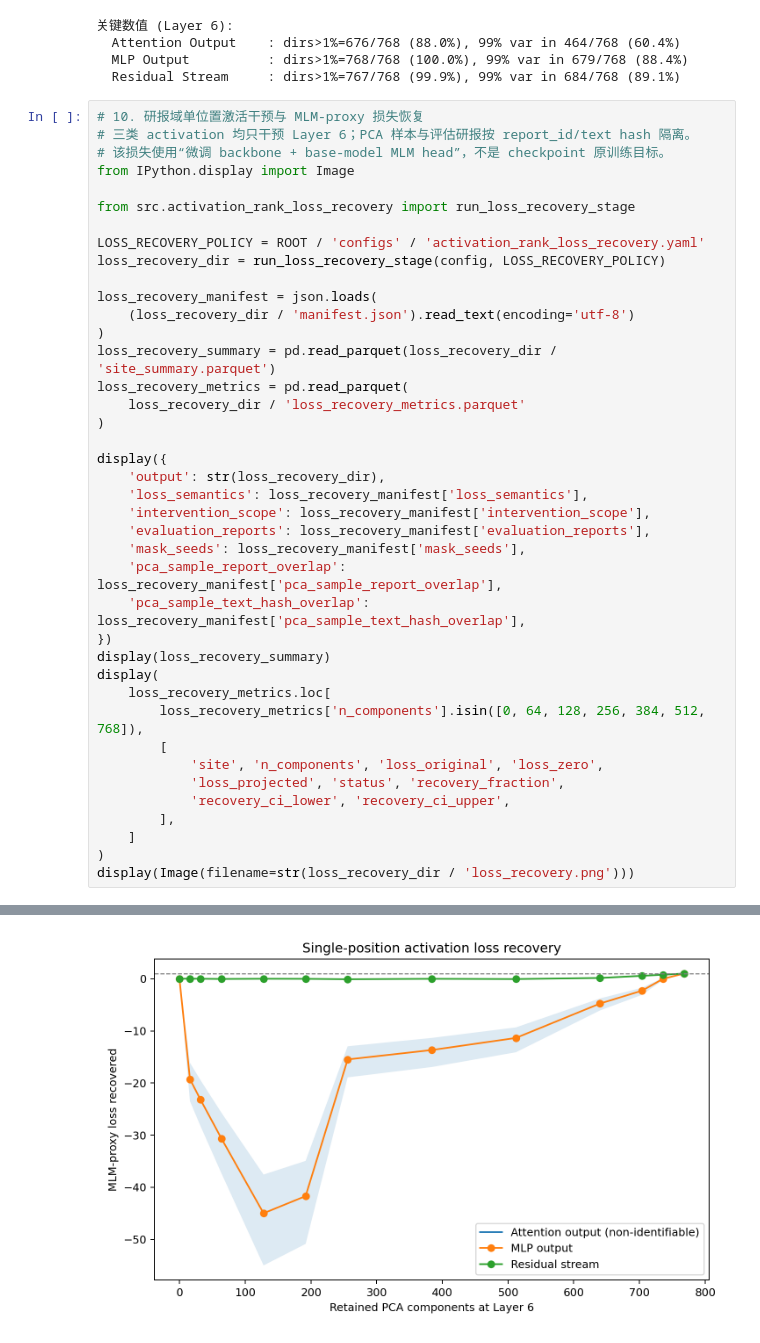
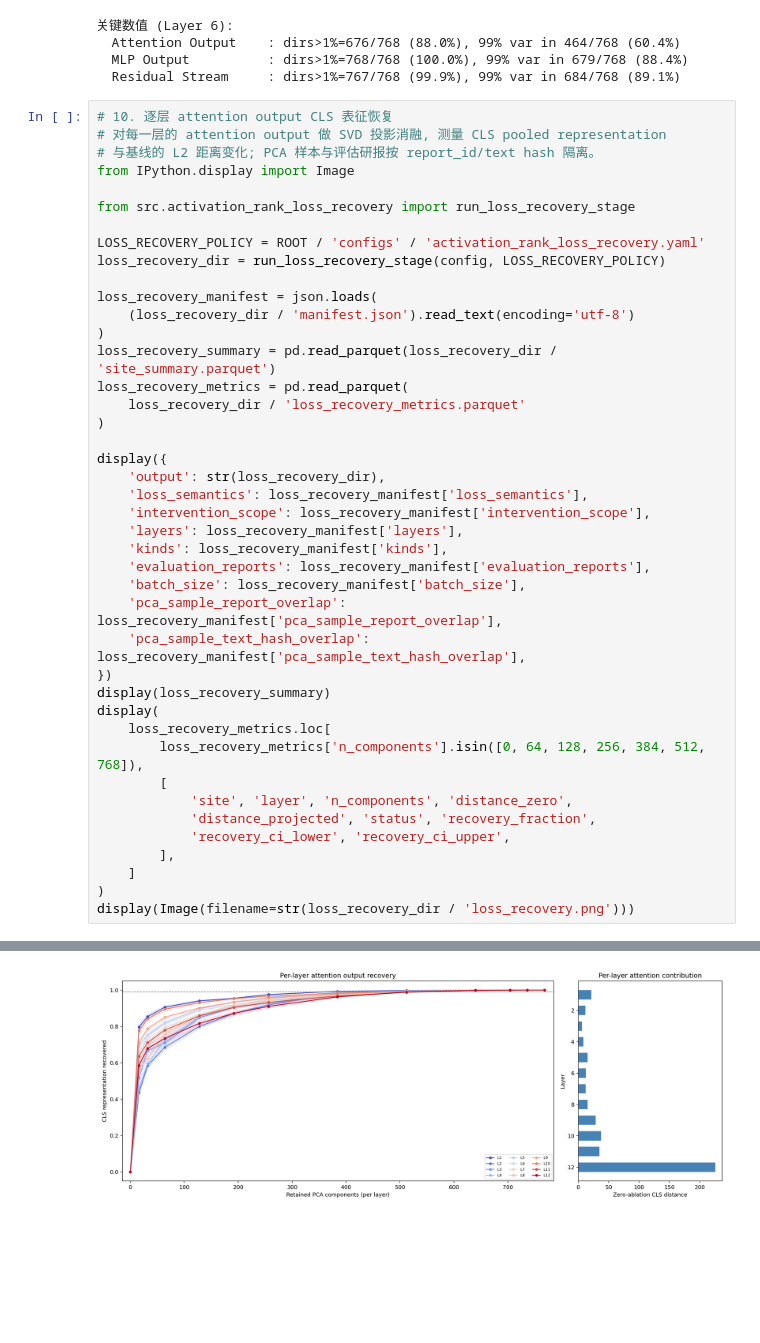
Before and after one commit to Russ4ever/chinese-wwm-roberta, a Jupyter notebook: notebooks/activation_rank_pipeline.ipynb, the cells around one changed output, grey strips where cells are left out. Cells and saved outputs as stored; diff of their text form; blank space fills up the shorter version.

Commit message:
notebook: cell 10 per-layer CLS representation recovery (12 curves, all identifiable)

```diff
--- a/notebooks/activation_rank_pipeline.ipynb
+++ b/notebooks/activation_rank_pipeline.ipynb
@@ -412,9 +412,9 @@ for label, prefix in sites.items():
   MLP Output          : dirs>1%=768/768 (100.0%), 99% var in 679/768 (88.4%)
   Residual Stream     : dirs>1%=767/768 (99.9%), 99% var in 684/768 (89.1%)
 # %%
-# 10. 研报域单位置激活干预与 MLM-proxy 损失恢复
-# 三类 activation 均只干预 Layer 6；PCA 样本与评估研报按 report_id/text hash 隔离。
-# 该损失使用“微调 backbone + base-model MLM head”，不是 checkpoint 原训练目标。
+# 10. 逐层 attention output CLS 表征恢复
+# 对每一层的 attention output 做 SVD 投影消融, 测量 CLS pooled representation
+# 与基线的 L2 距离变化; PCA 样本与评估研报按 report_id/text hash 隔离。
 from IPython.display import Image
 
 from src.activation_rank_loss_recovery import run_loss_recovery_stage
@@ -434,8 +434,10 @@ display({
     'output': str(loss_recovery_dir),
     'loss_semantics': loss_recovery_manifest['loss_semantics'],
     'intervention_scope': loss_recovery_manifest['intervention_scope'],
+    'layers': loss_recovery_manifest['layers'],
+    'kinds': loss_recovery_manifest['kinds'],
     'evaluation_reports': loss_recovery_manifest['evaluation_reports'],
-    'mask_seeds': loss_recovery_manifest['mask_seeds'],
+    'batch_size': loss_recovery_manifest['batch_size'],
     'pca_sample_report_overlap': loss_recovery_manifest['pca_sample_report_overlap'],
     'pca_sample_text_hash_overlap': loss_recovery_manifest['pca_sample_text_hash_overlap'],
 })
@@ -444,8 +446,8 @@ display(
     loss_recovery_metrics.loc[
         loss_recovery_metrics['n_components'].isin([0, 64, 128, 256, 384, 512, 768]),
         [
-            'site', 'n_components', 'loss_original', 'loss_zero',
-            'loss_projected', 'status', 'recovery_fraction',
+            'site', 'layer', 'n_components', 'distance_zero',
+            'distance_projected', 'status', 'recovery_fraction',
             'recovery_ci_lower', 'recovery_ci_upper',
         ],
     ]
@@ -486 +492 @@ Some weights of the model checkpoint at /home/intern_fjq_2026/Projects/chinese-w
-[figure, old version]
+[figure, new version]
```
Also changed, not shown: parts of 1 cell of this notebook.
